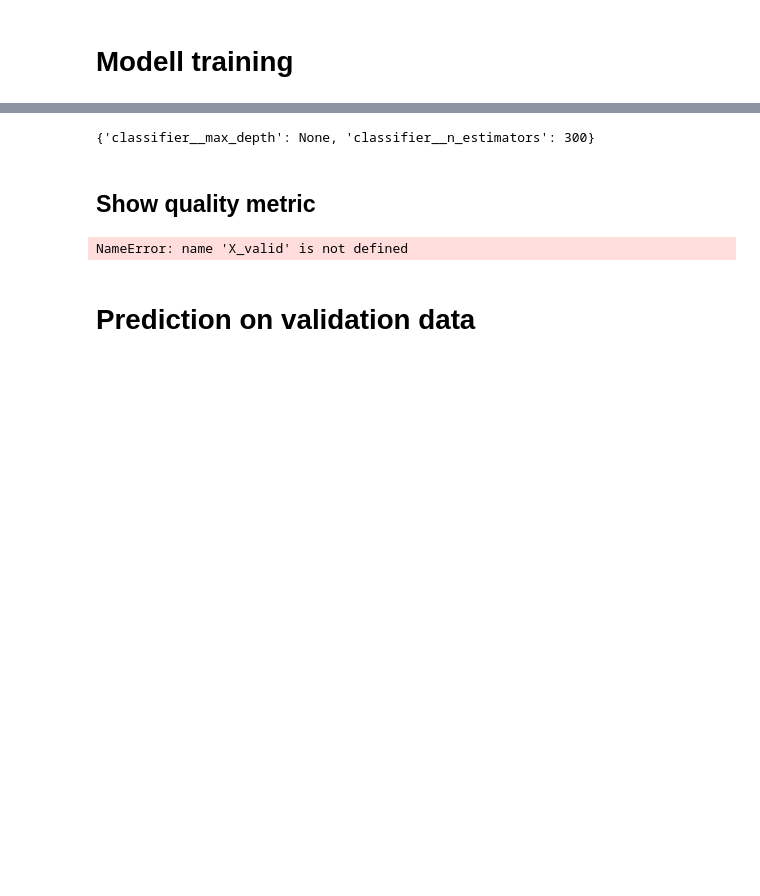
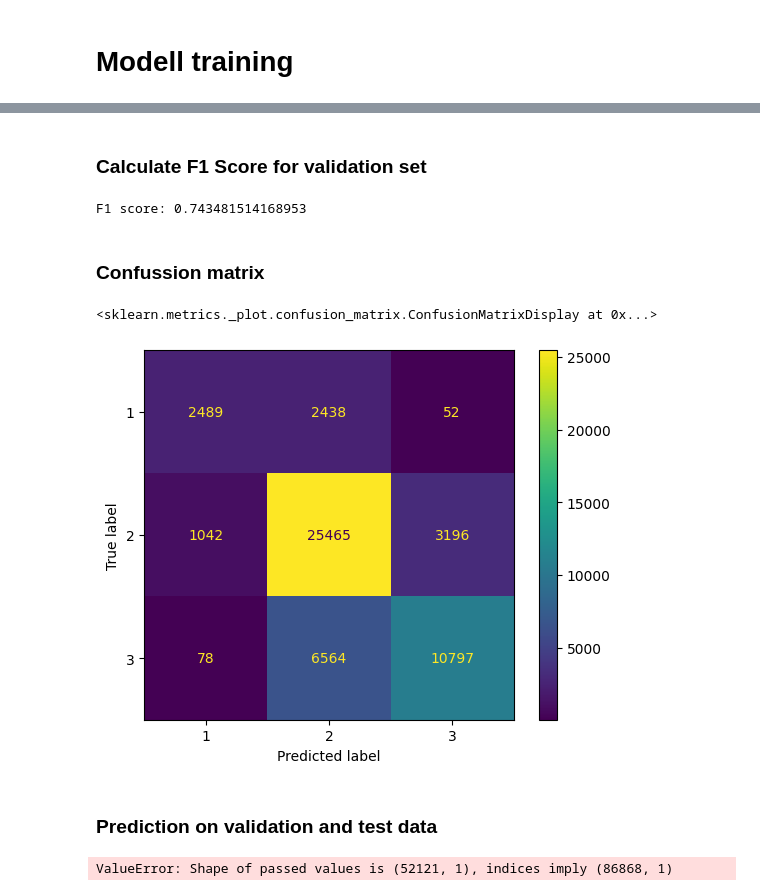
Before and after one commit to adamjasinski/richter-predictor, a Jupyter notebook: test_marc/explore_marc.ipynb, the cells around one changed output, grey strips where cells are left out. Cells and saved outputs as stored; diff of their text form; code cells hidden in the pictures; blank space fills up the shorter version.

```diff
--- a/test_marc/explore_marc.ipynb
+++ b/test_marc/explore_marc.ipynb
@@ -16,6 +16,8 @@ X_test = pd.read_csv('../data/test_values.csv', index_col='building_id')
 # %%
 X_train[['geo_level_1_id','geo_level_2_id','geo_level_3_id']] = X_train[['geo_level_1_id','geo_level_2_id','geo_level_3_id']].astype(str)
 X_test[['geo_level_1_id','geo_level_2_id','geo_level_3_id']] = X_test[['geo_level_1_id','geo_level_2_id','geo_level_3_id']].astype(str)
+
+X_train[['count_floors_pre_eq','age','area_percentage','height_percentage']] = X_train[['count_floors_pre_eq','age','area_percentage','height_percentage']].astype(float)
 
 X_train['volume_percentage']=X_train['area_percentage'] * X_train['height_percentage']
 X_test['volume_percentage']=X_test['area_percentage'] * X_test['height_percentage']
@@ -28,3 +110,3 @@ numerical_columns= list(set(X_train.columns) - set(categorical_columns))
 # %%
-#from sklearn.model_selection import train_test_split
-#X_train, X_valid, y_train, y_valid = train_test_split(X_train, y_train, train_size=0.8, test_size=0.2, random_state=0)
+from sklearn.model_selection import train_test_split
+X_train, X_valid, y_train, y_valid = train_test_split(X_train, y_train, train_size=0.8, test_size=0.2, random_state=0)
@@ -88,23 +172,23 @@ preprocessor = ColumnTransformer(
 # the model
 from sklearn.ensemble import RandomForestClassifier
 from sklearn.model_selection import GridSearchCV
-from sklearn.metrics import f1_score, make_scorer
 
-model = RandomForestClassifier(n_estimators=100, random_state=57)
+
+model = RandomForestClassifier(max_depth=None, n_estimators=300, random_state=57)
 
 clf = Pipeline(
     steps=[('preprocessor', preprocessor),
            ('classifier', model)])
 
 
-param_grid = {
-    'classifier__n_estimators': [200, 300, 400],
-    'classifier__max_depth': [None]
-}
+#param_grid = {
+#    'classifier__n_estimators': [200, 300, 400],
+#    'classifier__max_depth': [None, 50, 100]
+#}
+#
+#grid_search = GridSearchCV(clf, param_grid,
+#                           cv=2, n_jobs=1,
+#                           scoring='f1_micro',verbose=3)
 
-grid_search = GridSearchCV(clf, param_grid,
-                           cv=2, n_jobs=1,
-                           scoring='f1_micro')
-
-grid_search.fit(X_train, y_train['damage_grade'])
+clf.fit(X_train, y_train['damage_grade'])
 # %% [output]
@@ -128,23 +212,39 @@ GridSearchCV(cv=2,
-# %%
-grid_search.best_params_
-# %% [output]
-{'classifier__max_depth': None, 'classifier__n_estimators': 300}
-# %% [markdown]
-## Show quality metric
+# %% [markdown]
+### Calculate F1 Score for validation set
 # %%
+from sklearn.metrics import f1_score
 
-#pred_valid = grid_search.predict(X_valid)
-#my_f1_score = f1_score(y_valid, pred_valid, average='micro')
-#print(f"F1 score: {my_f1_score}")
+pred_valid = clf.predict(X_valid)
+my_f1_score = f1_score(y_valid, pred_valid, average='micro')
+print(f"F1 score: {my_f1_score}")
 # %% [output]
-NameError: name 'X_valid' is not defined
+F1 score: 0.743481514168953
+# %% [markdown]
+### Confussion matrix
+# %%
+from sklearn.metrics import ConfusionMatrixDisplay
+
+ConfusionMatrixDisplay.from_estimator(clf, X_valid, y_valid)
+# %% [output]
+<sklearn.metrics._plot.confusion_matrix.ConfusionMatrixDisplay at 0x...>
+[figure, added]
 # %% [markdown]
-# Prediction on validation data
+### Prediction on validation and test data
 # %%
-preds = grid_search.predict(X_test)
+pred_test = clf.predict(X_test)
 
-my_submission = pd.DataFrame(data=preds,
+my_submission = pd.DataFrame(data=pred_test,
                              columns=['damage_grade'],
                              index=X_test.index)
 
 my_submission.to_csv('submission.csv')
+
+pred_valid = clf.predict(X_valid)
+
+pred_valid_df = pd.DataFrame(data=pred_valid,
+                             columns=['damage_grade'],
+                             index=X_test.index)
+
+pred_valid_df.to_csv('pred_valid_df.csv')
+# %% [output]
+ValueError: Shape of passed values is (52121, 1), indices imply (86868, 1)
```
Also changed, not shown: parts of 13 cells of this notebook, 2 other files.
